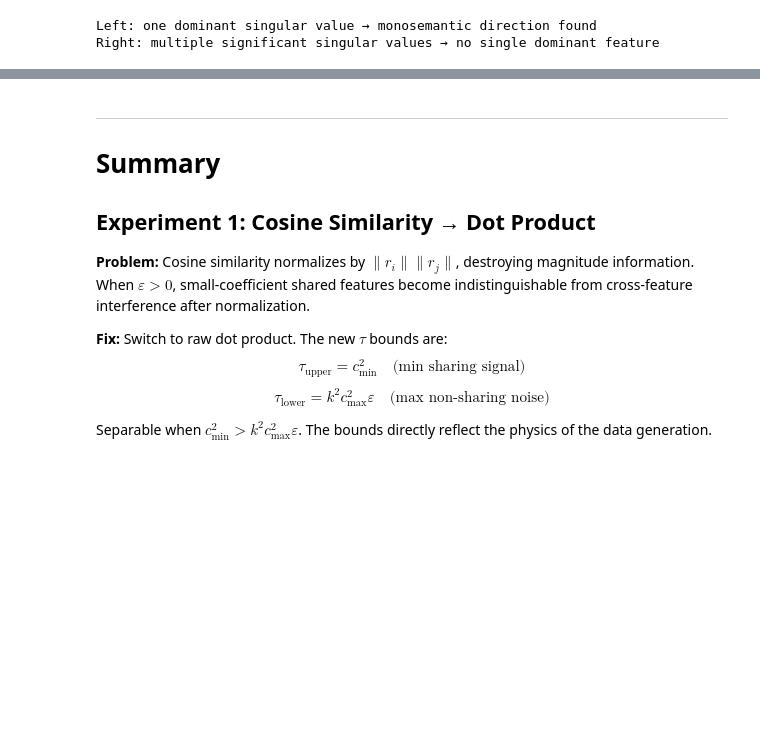
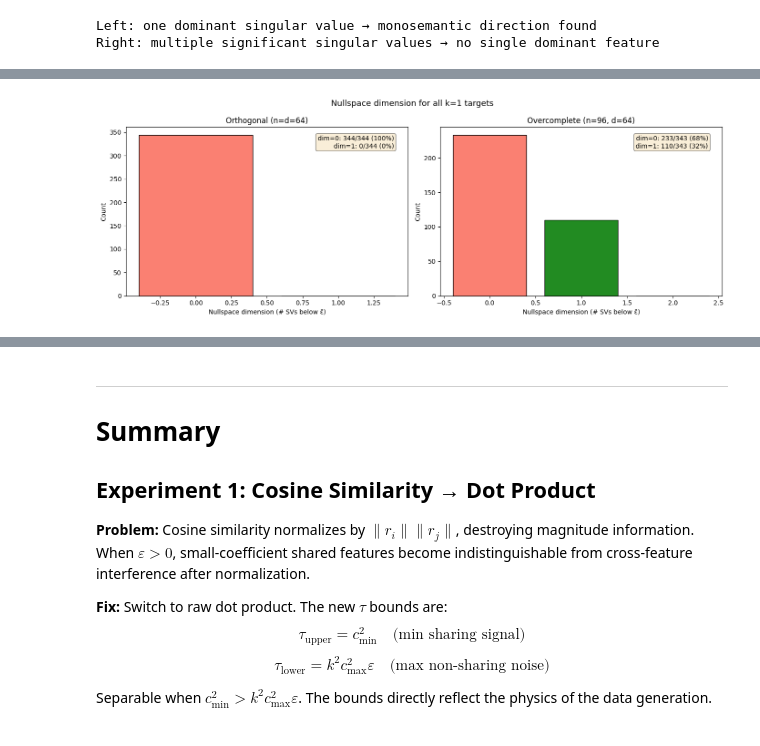
Before and after one commit to smurphnerd/monosemantic-features, a Jupyter notebook: notebooks/walkthrough.ipynb, the cells around one changed output, grey strips where cells are left out. Saved outputs shown, nothing was run; the diff lists cells and outputs as text; code cells hidden in the pictures; blank space fills up the shorter version.

```diff
--- a/notebooks/walkthrough.ipynb
+++ b/notebooks/walkthrough.ipynb
@@ -808,0 +1220,39 @@ Right: multiple significant singular values → no single dominant feature
+# %%
+# Histogram of nullspace dimensions
+fig, axes = plt.subplots(1, 2, figsize=(14, 5))
+
+for ax, dims, label in [
+    (axes[0], ns_dims_o, 'Orthogonal (n=d=64)'),
+    (axes[1], ns_dims_c, 'Overcomplete (n=96, d=64)'),
+]:
+    if len(dims) == 0:
+        ax.text(0.5, 0.5, 'No k=1 targets', ha='center', va='center', transform=ax.transAxes)
+        ax.set_title(label)
+        continue
+    max_dim = max(dims) + 1
+    bins = np.arange(-0.5, max_dim + 1.5, 1)
+    counts, _, patches = ax.hist(dims, bins=bins, color='steelblue', edgecolor='black', rwidth=0.8)
+    # Highlight dim=0 (failure) and dim=1 (ideal)
+    for p, left_edge in zip(patches, bins):
+        center = left_edge + 0.5
+        if abs(center - 0) < 0.1:
+            p.set_facecolor('salmon')
+        elif abs(center - 1) < 0.1:
+            p.set_facecolor('forestgreen')
+    ax.set_xlabel('Nullspace dimension (# SVs below ε̃)')
+    ax.set_ylabel('Count')
+    ax.set_title(label)
+    dim0 = dims.count(0)
+    dim1 = dims.count(1)
+    total = len(dims)
+    ax.annotate(f'dim=0: {dim0}/{total} ({100*dim0/total:.0f}%)\n'
+                f'dim=1: {dim1}/{total} ({100*dim1/total:.0f}%)',
+                xy=(0.95, 0.95), xycoords='axes fraction',
+                ha='right', va='top', fontsize=10,
+                bbox=dict(boxstyle='round', facecolor='wheat', alpha=0.5))
+
+plt.suptitle('Nullspace dimension for all k=1 targets', fontsize=13)
+plt.tight_layout()
+plt.show()
+# %% [output]
+[figure, added]
```
Also changed, not shown: parts of 19 cells of this notebook.
